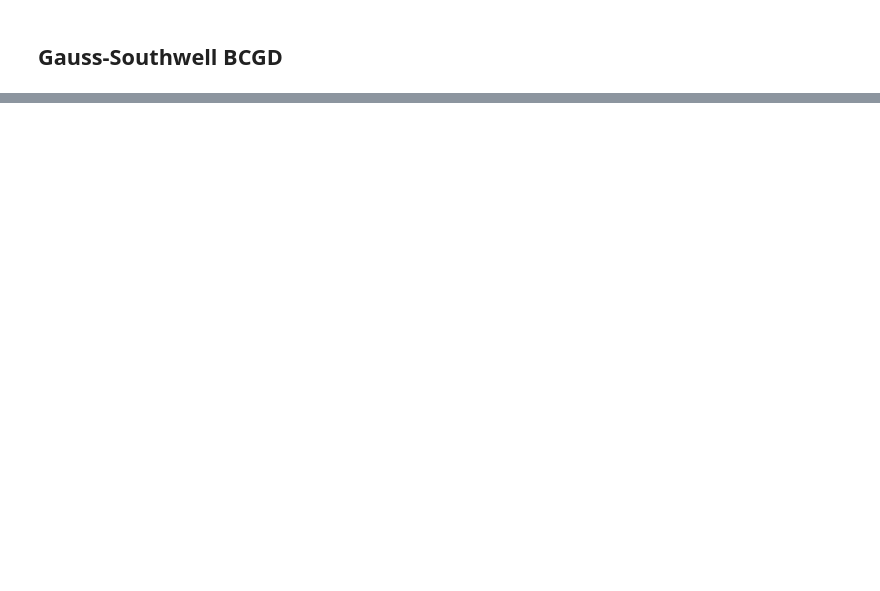
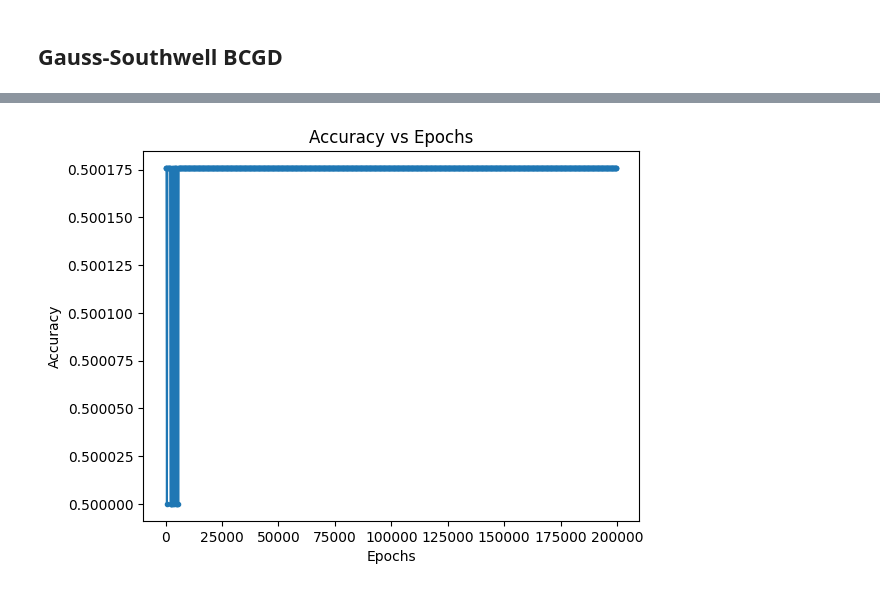
Before and after one commit to ValerioRocca/Optimization-HW1, a Jupyter notebook: Homework_OPT.ipynb, the cells around one changed output, grey strips where cells are left out. Saved outputs shown, nothing was run; the diff lists cells and outputs as text; code cells hidden in the pictures; blank space fills up the shorter version.

```diff
--- a/Homework_OPT.ipynb
+++ b/Homework_OPT.ipynb
@@ -536,0 +584,4 @@ print("Frequency of -1 in Gauss Sauthwell BCGD {}".format(np.sum(y_lab_gs_bcgd_p
+# %%
+acc_epochs_plot(y_list_gs_bcgd, check = check_gs)
+# %% [output]
+[figure, added]
```
Also changed, not shown: parts of 23 cells of this notebook.
